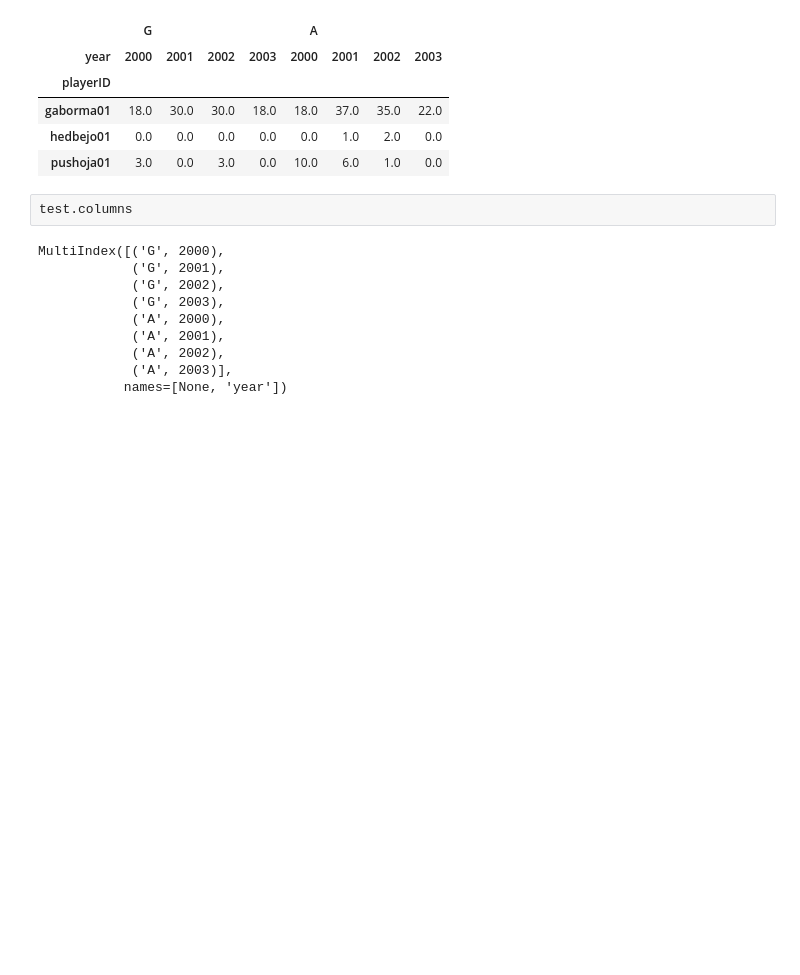
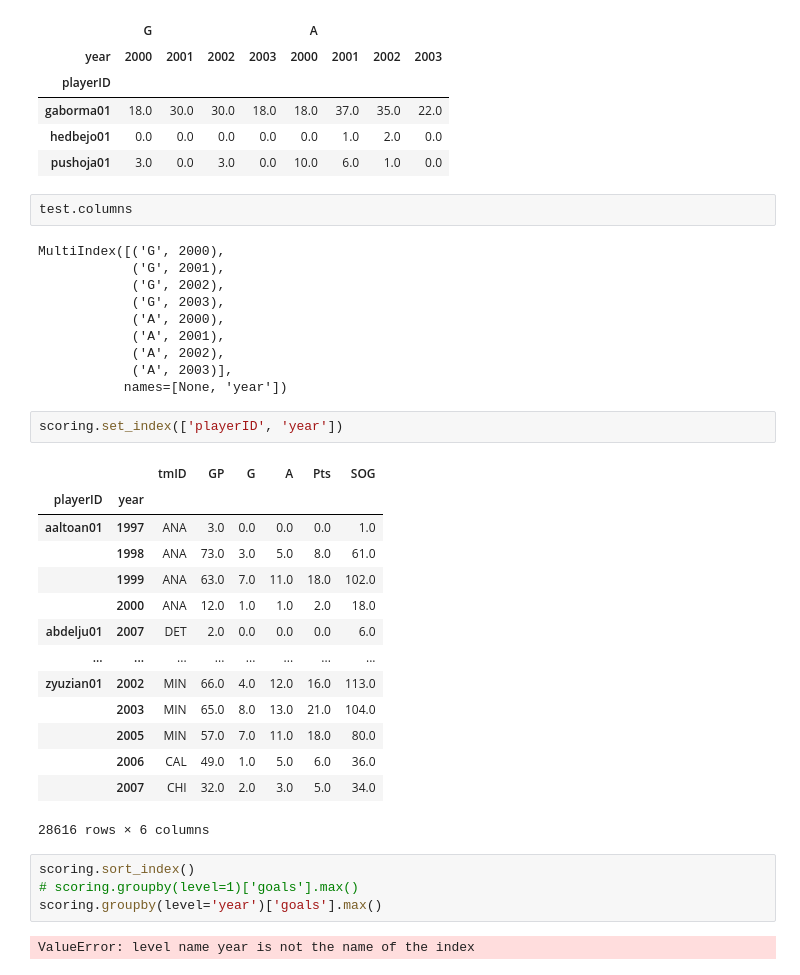
Before and after one commit to yaowenqiang/panda_playbook, a Jupyter notebook: advanced_pandas.ipynb, the cells around one changed output. Cells and saved outputs as stored; diff of their text form; blank space fills up the shorter version.

Commit message:
add multi-index demo

```diff
--- a/advanced_pandas.ipynb
+++ b/advanced_pandas.ipynb
@@ -1091,3 +1091,26 @@ MultiIndex([('G', 2000),
             ('A', 2002),
             ('A', 2003)],
            names=[None, 'year'])
+# %%
+scoring.set_index(['playerID', 'year'])
+# %% [output]
+|  |  | tmID | GP | G | A | Pts | SOG |
+| playerID | year |  |  |  |  |  |  |
+| aaltoan01 | 1997 | ANA | 3.0 | 0.0 | 0.0 | 0.0 | 1.0 |
+|  | 1998 | ANA | 73.0 | 3.0 | 5.0 | 8.0 | 61.0 |
+|  | 1999 | ANA | 63.0 | 7.0 | 11.0 | 18.0 | 102.0 |
+|  | 2000 | ANA | 12.0 | 1.0 | 1.0 | 2.0 | 18.0 |
+| abdelju01 | 2007 | DET | 2.0 | 0.0 | 0.0 | 0.0 | 6.0 |
+| ... | ... | ... | ... | ... | ... | ... | ... |
+| zyuzian01 | 2002 | MIN | 66.0 | 4.0 | 12.0 | 16.0 | 113.0 |
+|  | 2003 | MIN | 65.0 | 8.0 | 13.0 | 21.0 | 104.0 |
+|  | 2005 | MIN | 57.0 | 7.0 | 11.0 | 18.0 | 80.0 |
+|  | 2006 | CAL | 49.0 | 1.0 | 5.0 | 6.0 | 36.0 |
+|  | 2007 | CHI | 32.0 | 2.0 | 3.0 | 5.0 | 34.0 |
+28616 rows × 6 columns
+# %%
+scoring.sort_index()
+# scoring.groupby(level=1)['goals'].max()
+scoring.groupby(level='year')['goals'].max()
+# %% [output]
+ValueError: level name year is not the name of the index
```
Also changed, not shown: parts of 6 cells of this notebook.
